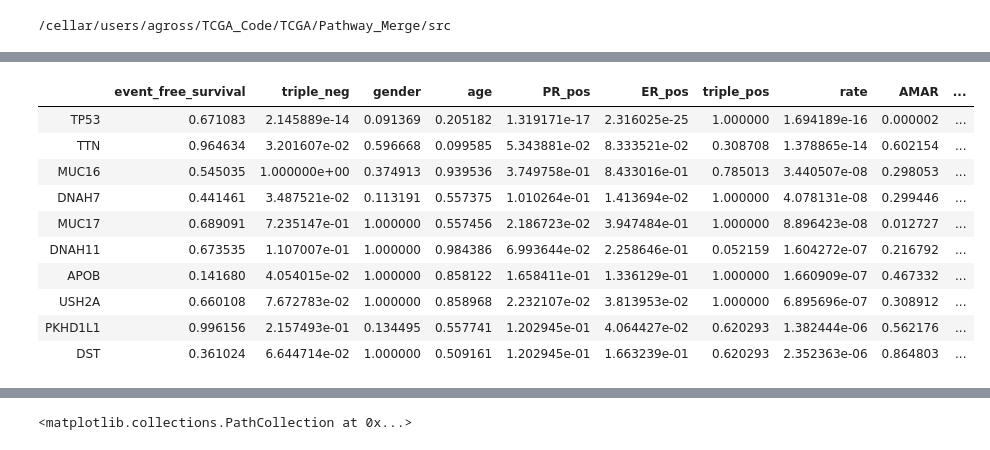
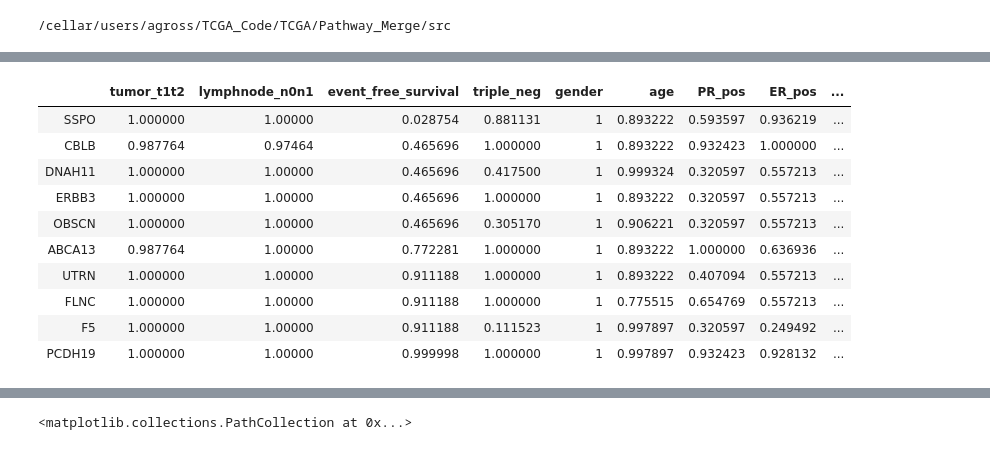
Before and after one commit to theandygross/TCGA, a Jupyter notebook: Pathway_Merge/Notebooks/Add_tests.ipynb, the cells around one changed output, grey strips where cells are left out. Saved outputs shown, nothing was run; the diff lists cells and outputs as text; code cells hidden in the pictures.

Commit message:
Added a bunch of tests for BRCA.

```diff
--- a/Pathway_Merge/Notebooks/Untitled1.ipynb
+++ b/Pathway_Merge/Notebooks/Add_tests.ipynb
@@ -181,57 +117,25 @@ def fisher_exact_test(hit_vec, response_vec):
-# %%
-def get_tests_bool(clinical, surv_cov=[]):
-    '''
-    Gets clinical association tests for a boolean valued response variable.
-    (IE mutation, CNA, ...)
-    Does some quick checks to see if the data is sufficent for each test.
-    Note that clinical values are now hard coded into each test function.
-    ------------------------------------------------------------------------
-    clinical: DataFrame of clinical variables
-    covariates: names of covariates to be passed to the cox model,
-                (must be columns in clinical DataFrame)
-    '''
-    tests = {}
-    check_test = lambda t: (t in clinical) and (notnull(clinical[t]).sum() > 10)
-    if clinical[['censored','days']].dropna()['censored'].sum() > 2:
-        tests['survival'] = lambda vec: get_cox_ph(clinical, vec, covariates=surv_cov)
-    if clinical[['event','event_free_survival']].dropna()['event'].sum() > 2:
-        tests['event_free_survival'] = lambda vec: get_cox_ph(clinical, vec,
-                         covariates=surv_cov, time_var='event_free_survival',
-                         event_var='event')
-    real_variables = ['AMAR','rate','age']
-    make_anova = lambda test: lambda vec: anova(vec, clinical[test])
-    for test in filter(check_test, real_variables):
-        tests[test] = make_anova(test)
-
-    binary_variables = ['gender', 'therapy', 'radiation', 'triple_neg', 'triple_pos',
-                        'ER_pos','PR_pos','her2_pos']
-    make_fisher = lambda test: lambda vec: fisher_exact_test(vec, clinical[test])
-    for test in filter(check_test, binary_variables):
-        tests[test] = make_fisher(test)
-
-    return tests
 # %%
 hit_matrix, _ = get_mutation_matrix('BRCA', data_path)
 clinical['rate'] = log(hit_matrix.sum(0))
-tests = get_tests_bool(clinical, surv_cov)
+tests = get_tests_bool(clinical, SURVIVAL_TESTS, REAL_VARIABLES, BINARY_VARIABLES)
 # %%
 gene_counts = sort(hit_matrix.sum(1))
 good_genes = gene_counts[gene_counts > MIN_NUM_HITS].index[:500]
 p_genes, q_genes = run_tests(tests, hit_matrix.ix[good_genes].clip_upper(1.))
 # %%
-p_genes.sort(columns='rate').head(10)
+q_genes.sort(columns='event_free_survival').head(10)
 # %% [output]
-|  | event_free_survival | triple_neg | gender | age | PR_pos | ER_pos | triple_pos | rate | AMAR | ... |
-| TP53 | 0.671083 | 2.145889e-14 | 0.091369 | 0.205182 | 1.319171e-17 | 2.316025e-25 | 1.000000 | 1.694189e-16 | 0.000002 | ... |
-| TTN | 0.964634 | 3.201607e-02 | 0.596668 | 0.099585 | 5.343881e-02 | 8.333521e-02 | 0.308708 | 1.378865e-14 | 0.602154 | ... |
-| MUC16 | 0.545035 | 1.000000e+00 | 0.374913 | 0.939536 | 3.749758e-01 | 8.433016e-01 | 0.785013 | 3.440507e-08 | 0.298053 | ... |
-| DNAH7 | 0.441461 | 3.487521e-02 | 0.113191 | 0.557375 | 1.010264e-01 | 1.413694e-02 | 1.000000 | 4.078131e-08 | 0.299446 | ... |
-| MUC17 | 0.689091 | 7.235147e-01 | 1.000000 | 0.557456 | 2.186723e-02 | 3.947484e-01 | 1.000000 | 8.896423e-08 | 0.012727 | ... |
-| DNAH11 | 0.673535 | 1.107007e-01 | 1.000000 | 0.984386 | 6.993644e-02 | 2.258646e-01 | 0.052159 | 1.604272e-07 | 0.216792 | ... |
-| APOB | 0.141680 | 4.054015e-02 | 1.000000 | 0.858122 | 1.658411e-01 | 1.336129e-01 | 1.000000 | 1.660909e-07 | 0.467332 | ... |
-| USH2A | 0.660108 | 7.672783e-02 | 1.000000 | 0.858968 | 2.232107e-02 | 3.813953e-02 | 1.000000 | 6.895696e-07 | 0.308912 | ... |
-| PKHD1L1 | 0.996156 | 2.157493e-01 | 0.134495 | 0.557741 | 1.202945e-01 | 4.064427e-02 | 0.620293 | 1.382444e-06 | 0.562176 | ... |
-| DST | 0.361024 | 6.644714e-02 | 1.000000 | 0.509161 | 1.202945e-01 | 1.663239e-01 | 0.620293 | 2.352363e-06 | 0.864803 | ... |
+|  | tumor_t1t2 | lymphnode_n0n1 | event_free_survival | triple_neg | gender | age | PR_pos | ER_pos | ... |
+| SSPO | 1.000000 | 1.00000 | 0.028754 | 0.881131 | 1 | 0.893222 | 0.593597 | 0.936219 | ... |
+| CBLB | 0.987764 | 0.97464 | 0.465696 | 1.000000 | 1 | 0.893222 | 0.932423 | 1.000000 | ... |
+| DNAH11 | 1.000000 | 1.00000 | 0.465696 | 0.417500 | 1 | 0.999324 | 0.320597 | 0.557213 | ... |
+| ERBB3 | 1.000000 | 1.00000 | 0.465696 | 1.000000 | 1 | 0.893222 | 0.320597 | 0.557213 | ... |
+| OBSCN | 1.000000 | 1.00000 | 0.465696 | 0.305170 | 1 | 0.906221 | 0.320597 | 0.557213 | ... |
+| ABCA13 | 0.987764 | 1.00000 | 0.772281 | 1.000000 | 1 | 0.893222 | 1.000000 | 0.636936 | ... |
+| UTRN | 1.000000 | 1.00000 | 0.911188 | 1.000000 | 1 | 0.893222 | 0.407094 | 0.557213 | ... |
+| FLNC | 1.000000 | 1.00000 | 0.911188 | 1.000000 | 1 | 0.775515 | 0.654769 | 0.557213 | ... |
+| F5 | 1.000000 | 1.00000 | 0.911188 | 0.111523 | 1 | 0.997897 | 0.320597 | 0.249492 | ... |
+| PCDH19 | 1.000000 | 1.00000 | 0.999998 | 1.000000 | 1 | 0.997897 | 0.932423 | 0.928132 | ... |
 # %%
 clinical['rate'] = log(hit_matrix.sum(0))
 meta_matrix = build_meta_matrix(gene_sets, hit_matrix,
```
Also changed, not shown: parts of 16 cells of this notebook, 6 other files.
